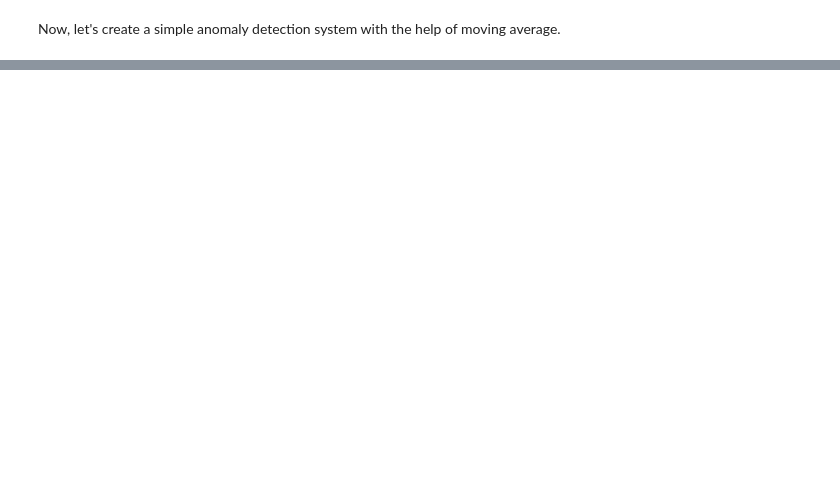
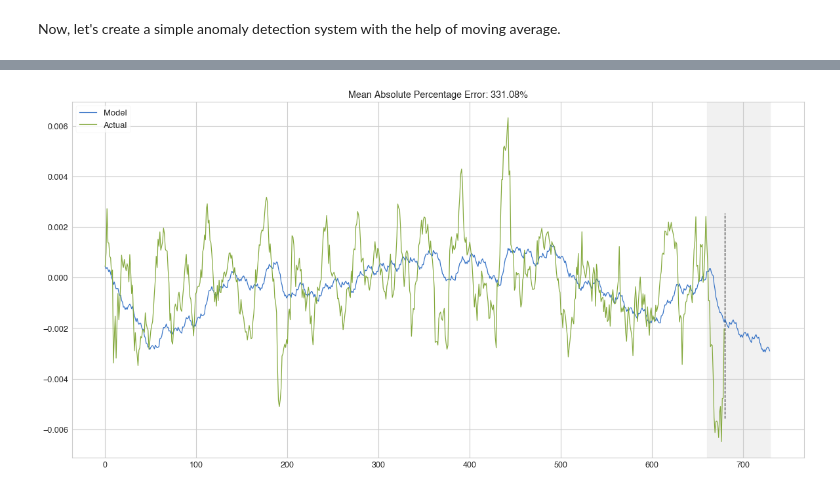
Before and after one commit to mdominguez2010/Kaggle_G_Research_Crypto, a Jupyter notebook: open_ml_course_tutorial.ipynb, the cells around one changed output, grey strips where cells are left out. Saved outputs shown, nothing was run; the diff lists cells and outputs as text; code cells hidden in the pictures; blank space fills up the shorter version.

```diff
--- a/open_ml_course_tutorial.ipynb
+++ b/open_ml_course_tutorial.ipynb
@@ -220,0 +540,37 @@ plotMovingAverage(btc_mini.Target, window=120, plot_intervals=True, plot_anomali
+# %%
+def plotHoltWinters(series, plot_intervals=False, plot_anomalies=False):
+    """
+        series - dataset with timeseries
+        plot_intervals - show confidence intervals
+        plot_anomalies - show anomalies
+    """
+
+    plt.figure(figsize=(20, 10))
+    plt.plot(model.result, label = "Model")
+    plt.plot(series.values, label = "Actual")
+    error = mean_absolute_percentage_error(series.values, model.result[:len(series)])
+    plt.title("Mean Absolute Percentage Error: {0:.2f}%".format(error))
+
+    if plot_anomalies:
+        anomalies = np.array([np.NaN]*len(series))
+        anomalies[series.values<model.LowerBond[:len(series)]] = \
+            series.values[series.values<model.LowerBond[:len(series)]]
+        anomalies[series.values>model.UpperBond[:len(series)]] = \
+            series.values[series.values>model.UpperBond[:len(series)]]
+        plt.plot(anomalies, "o", markersize=10, label = "Anomalies")
+
+    if plot_intervals:
+        plt.plot(model.UpperBond, "r--", alpha=0.5, label = "Up/Low confidence")
+        plt.plot(model.LowerBond, "r--", alpha=0.5)
+        plt.fill_between(x=range(0,len(model.result)), y1=model.UpperBond,
+                         y2=model.LowerBond, alpha=0.2, color = "grey")
+
+    plt.vlines(len(series), ymin=min(model.LowerBond), ymax=max(model.UpperBond), linestyles='dashed')
+    plt.axvspan(len(series)-20, len(model.result), alpha=0.3, color='lightgrey')
+    plt.grid(True)
+    plt.axis('tight')
+    plt.legend(loc="best", fontsize=13);
+# %%
+plotHoltWinters(btc_mini.Target[:-20])
+# %% [output]
+[figure, added]
```
Also changed, not shown: parts of 49 cells of this notebook.
